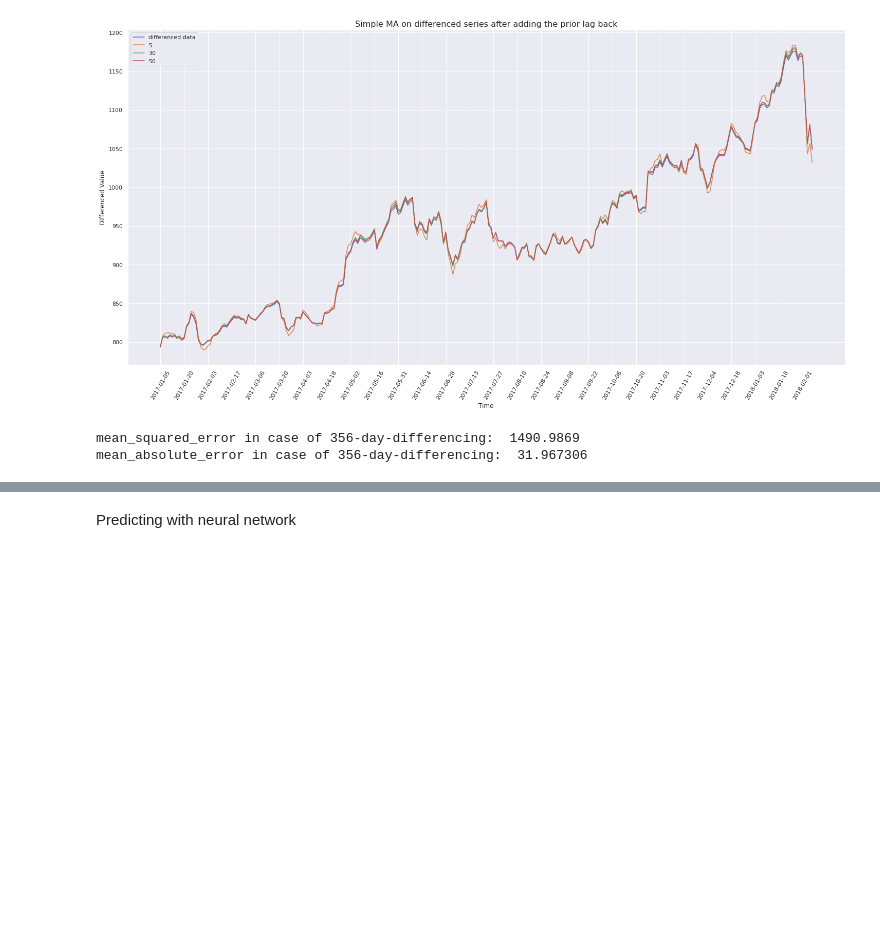
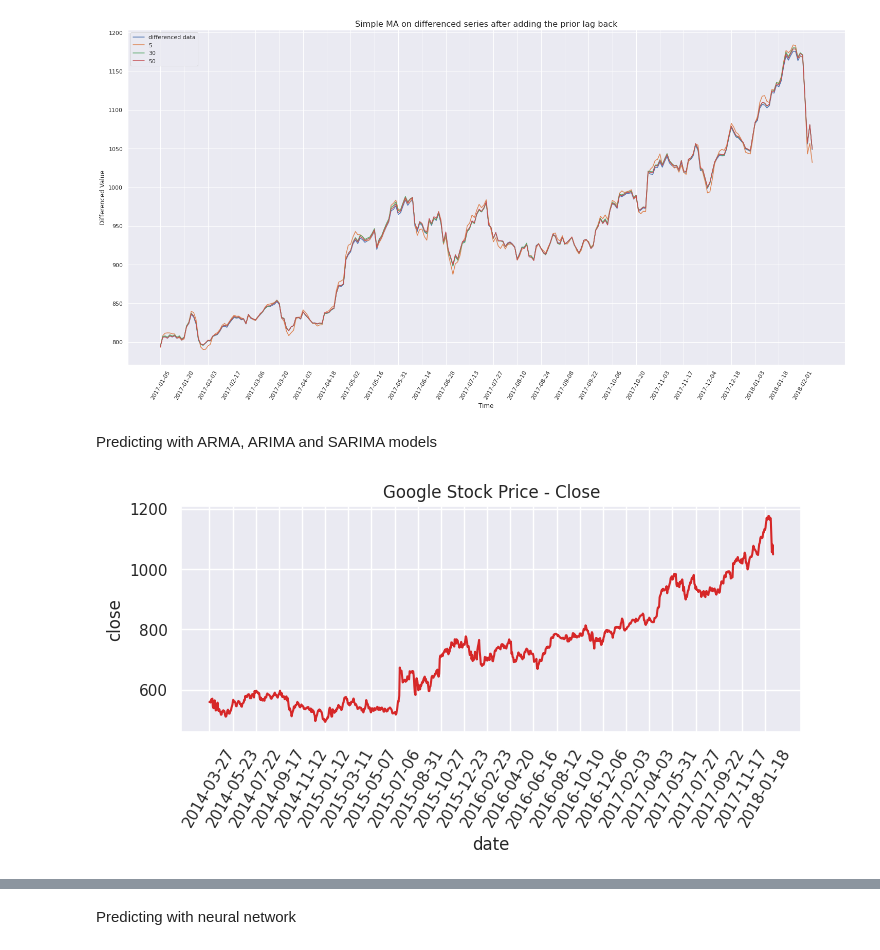
Before and after one commit to vbanai/Time-series-analysis, a Jupyter notebook: StockExchange.ipynb, the cells around one changed output, grey strips where cells are left out. Cells and saved outputs as stored; diff of their text form; code cells hidden in the pictures; blank space fills up the shorter version.

```diff
--- a/StockExchange.ipynb
+++ b/StockExchange.ipynb
@@ -654,9 +676,31 @@ mean_absolute_error for window (diff dataset) 30:  1.495561482599434
 mean_squared_error for window (diff dataset) 50:  2.337631977059576
 mean_absolute_error for window (diff dataset) 50:  1.2911036196732966
 [figure]
-# %%
-print("mean_squared_error in case of 356-day-differencing: ", keras.metrics.mean_squared_error(x_valid[30:], sum_dataset).numpy())
-print("mean_absolute_error in case of 356-day-differencing: ", keras.metrics.mean_absolute_error(x_valid[30:], sum_dataset).numpy())
-# %% [output]
-mean_squared_error in case of 356-day-differencing:  1490.9869
-mean_absolute_error in case of 356-day-differencing:  31.967306
+# %% [markdown]
+Predicting with ARMA, ARIMA and SARIMA models
+# %%
+import numpy as np
+import pandas as pd
+
+import matplotlib as mpl
+import matplotlib.pyplot as plt
+import seaborn as sns
+
+
+dataset_Google=pd.read_csv("/content/file_destination/individual_stocks_5yr/individual_stocks_5yr/GOOG_data.csv")
+
+
+import numpy as np
+
+def plot_df(df, x, y, title="", xlabel='date', ylabel='close', dpi=100):
+    plt.figure(figsize=(8,3), dpi=dpi)
+    plt.plot(x, y, color='tab:red')
+    plt.xticks(rotation = 60)
+    plt.gca().set(title=title, xlabel=xlabel, ylabel=ylabel)
+    plt.xticks(np.arange(0, len(x)+1, 40))
+    plt.show()
+
+
+plot_df(dataset_Google, x=dataset_Google['date'], y=dataset_Google['close'], title='Google Stock Price - Close')
+# %% [output]
+[figure, added]
```
Also changed, not shown: parts of 42 cells of this notebook.
